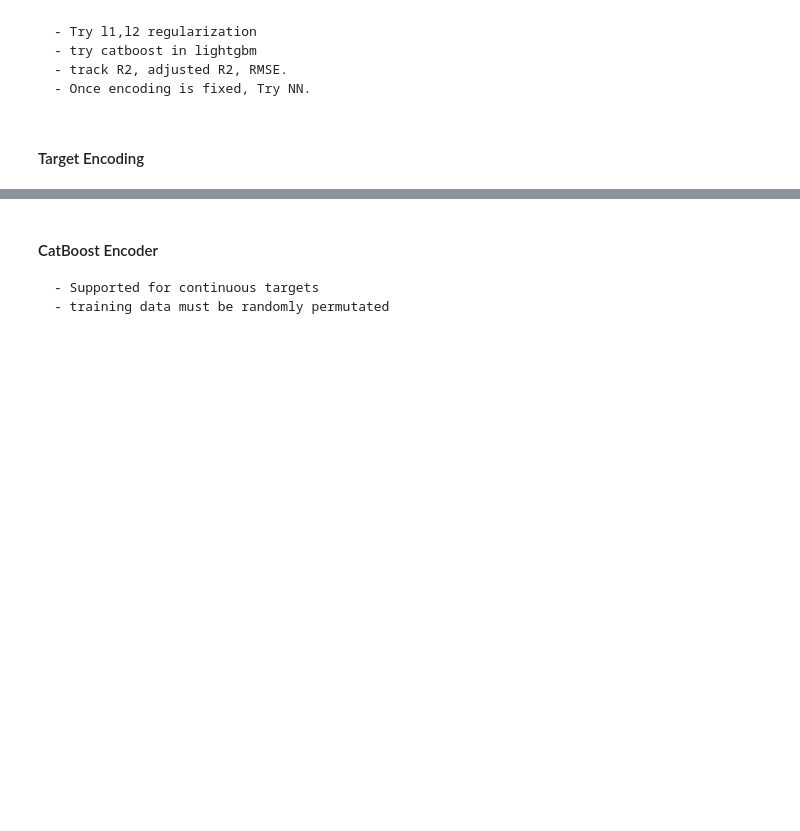
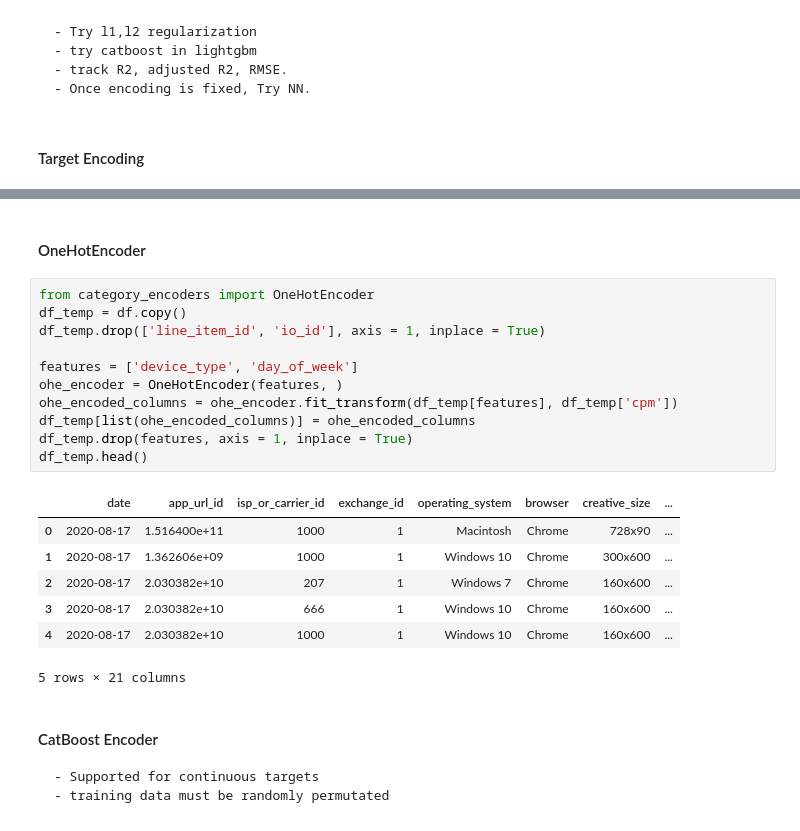
Before and after one commit to shiva-kumarj/CPM-prediction-with-MiQ, a Jupyter notebook: code/CPM_model training.ipynb, the cells around one changed output, grey strips where cells are left out. Cells and saved outputs as stored; diff of their text form; blank space fills up the shorter version.

```diff
--- a/code/CPM_model training.ipynb
+++ b/code/CPM_model training.ipynb
@@ -75,3 +76,24 @@ df_temp.head()
+# %% [markdown]
+#### OneHotEncoder
+# %%
+from category_encoders import OneHotEncoder
+df_temp = df.copy()
+df_temp.drop(['line_item_id', 'io_id'], axis = 1, inplace = True)
+
+features = ['device_type', 'day_of_week']
+ohe_encoder = OneHotEncoder(features, )
+ohe_encoded_columns = ohe_encoder.fit_transform(df_temp[features], df_temp['cpm'])
+df_temp[list(ohe_encoded_columns)] = ohe_encoded_columns
+df_temp.drop(features, axis = 1, inplace = True)
+df_temp.head()
+# %% [output]
+|  | date | app_url_id | isp_or_carrier_id | exchange_id | operating_system | browser | creative_size | ... |
+| 0 | 2020-08-17 | 1.516400e+11 | 1000 | 1 | Macintosh | Chrome | 728x90 | ... |
+| 1 | 2020-08-17 | 1.362606e+09 | 1000 | 1 | Windows 10 | Chrome | 300x600 | ... |
+| 2 | 2020-08-17 | 2.030382e+10 | 207 | 1 | Windows 7 | Chrome | 160x600 | ... |
+| 3 | 2020-08-17 | 2.030382e+10 | 666 | 1 | Windows 10 | Chrome | 160x600 | ... |
+| 4 | 2020-08-17 | 2.030382e+10 | 1000 | 1 | Windows 10 | Chrome | 160x600 | ... |
+5 rows × 21 columns
 # %% [markdown]
 #### CatBoost Encoder
     - Supported for continuous targets
```
Also changed, not shown: parts of 15 cells of this notebook.
